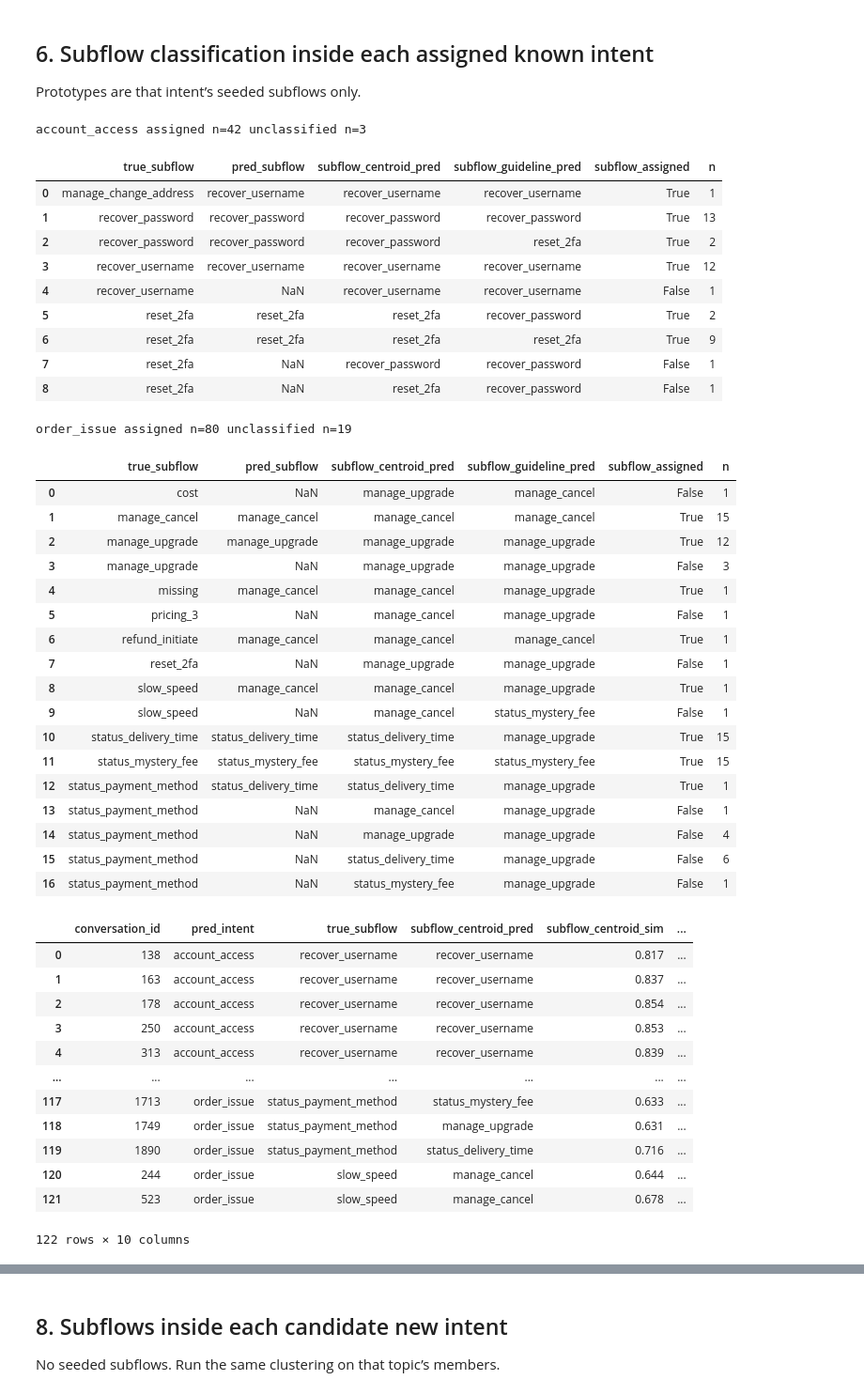
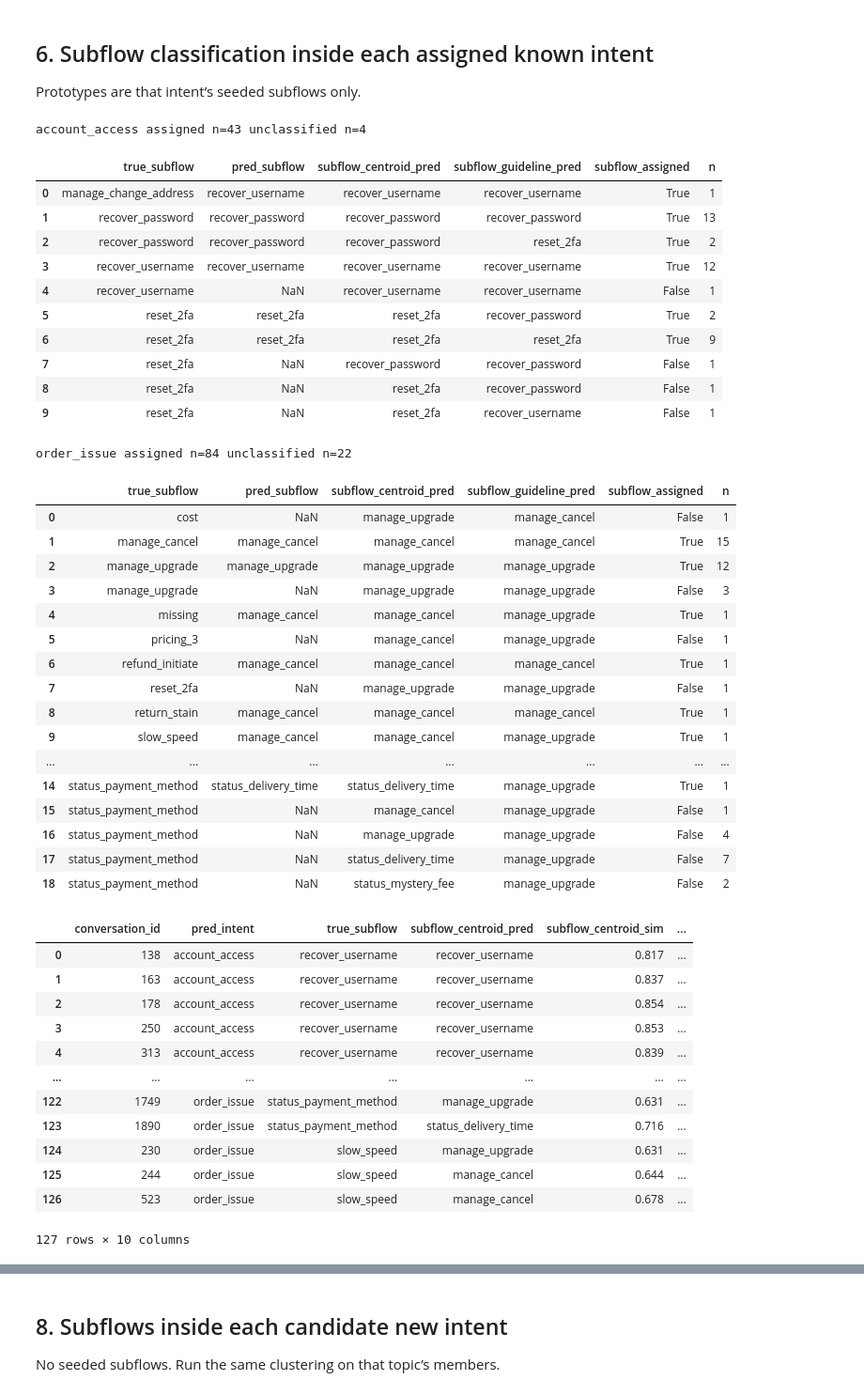
Before and after one commit to doc1000/fresh-skills, a Jupyter notebook: notebooks/scratch_multi_intent_eda_working.ipynb, the cells around one changed output, grey strips where cells are left out. Shown at 94% size. Drawn from its saved outputs; the diff is of its cells as text; code cells hidden in the pictures.

```diff
--- a/notebooks/scratch_multi_intent_eda_working.ipynb
+++ b/notebooks/scratch_multi_intent_eda_working.ipynb
@@ -488,16 +386,23 @@ order_issue subflows ['status_mystery_fee', 'status_delivery_time', 'manage_upgr
 
 Two matchers, then `FIT_RULE` decides who is assigned vs leftover. Leftovers go to clustering.
 # %%
-intent_c = classify_against(week_emb, intent_centroid, INTENT_NAMES)
-intent_g = classify_against(week_emb, intent_guideline, INTENT_NAMES)
-intent_c = intent_c.add_prefix("intent_centroid_")
-intent_g = intent_g.add_prefix("intent_guideline_")
+intent_c = matches_frame(
+    classify_against(week_emb, intent_centroid, INTENT_NAMES, min_sim=MIN_SIM, min_margin=MIN_MARGIN),
+    "intent_centroid_",
+)
+intent_g = matches_frame(
+    classify_against(week_emb, intent_guideline, INTENT_NAMES, min_sim=MIN_SIM, min_margin=MIN_MARGIN),
+    "intent_guideline_",
+)
 
 intent_df = inventory.copy()
 intent_df = pd.concat([intent_df.reset_index(drop=True), intent_c, intent_g], axis=1)
-intent_df["intent_assigned"] = apply_fit_rule(
-    intent_df["intent_centroid_fits"], intent_df["intent_guideline_fits"]
-)
+intent_df["intent_assigned"] = [
+    apply_fit_rule(bool(centroid_fits), bool(guideline_fits), FIT_RULE)
+    for centroid_fits, guideline_fits in zip(
+        intent_df["intent_centroid_fits"], intent_df["intent_guideline_fits"]
+    )
+]
 intent_df["pred_intent"] = [
     resolve_label(
         bool(r.intent_centroid_fits),
@@ -506,6 +411,7 @@ intent_df["pred_intent"] = [
         bool(r.intent_guideline_fits),
         r.intent_guideline_pred,
         r.intent_guideline_sim,
+        FIT_RULE,
     )
     for r in intent_df.itertuples()
 ]
@@ -701,12 +609,21 @@ for flow, subflows in SEED_SUBFLOWS.items():
         continue
     items = [by_id[i] for i in part["conversation_id"]]
     embs = embed_items(items)
-    sf_c = classify_against(embs, subflow_centroid[flow], subflows).add_prefix("subflow_centroid_")
-    sf_g = classify_against(embs, subflow_guideline[flow], subflows).add_prefix("subflow_guideline_")
+    sf_c = matches_frame(
+        classify_against(embs, subflow_centroid[flow], subflows, min_sim=MIN_SIM, min_margin=MIN_MARGIN),
+        "subflow_centroid_",
+    )
+    sf_g = matches_frame(
+        classify_against(embs, subflow_guideline[flow], subflows, min_sim=MIN_SIM, min_margin=MIN_MARGIN),
+        "subflow_guideline_",
+    )
     block = pd.concat([part.reset_index(drop=True), sf_c, sf_g], axis=1)
-    block["subflow_assigned"] = apply_fit_rule(
-        block["subflow_centroid_fits"], block["subflow_guideline_fits"]
-    )
+    block["subflow_assigned"] = [
+        apply_fit_rule(bool(centroid_fits), bool(guideline_fits), FIT_RULE)
+        for centroid_fits, guideline_fits in zip(
+            block["subflow_centroid_fits"], block["subflow_guideline_fits"]
+        )
+    ]
     block["pred_subflow"] = [
         resolve_label(
             bool(r.subflow_centroid_fits),
@@ -715,6 +632,7 @@ for flow, subflows in SEED_SUBFLOWS.items():
             bool(r.subflow_guideline_fits),
             r.subflow_guideline_pred,
             r.subflow_guideline_sim,
+            FIT_RULE,
         )
         for r in block.itertuples()
     ]
@@ -740,44 +658,44 @@ if not subflow_df.empty:
                 "subflow_centroid_pred",
                 "subflow_centroid_sim",
                 "subflow_centroid_fits",
                 "subflow_guideline_pred",
                 "subflow_guideline_sim",
                 "subflow_guideline_fits",
                 "pred_subflow",
             ]
         ]
     )
 # %% [output]
-account_access assigned n=42 unclassified n=3
+account_access assigned n=43 unclassified n=4
 |  | true_subflow | pred_subflow | subflow_centroid_pred | subflow_guideline_pred | subflow_assigned | n |
 | 0 | manage_change_address | recover_username | recover_username | recover_username | True | 1 |
 | 1 | recover_password | recover_password | recover_password | recover_password | True | 13 |
 | 2 | recover_password | recover_password | recover_password | reset_2fa | True | 2 |
 | 3 | recover_username | recover_username | recover_username | recover_username | True | 12 |
 | 4 | recover_username | NaN | recover_username | recover_username | False | 1 |
 | 5 | reset_2fa | reset_2fa | reset_2fa | recover_password | True | 2 |
 | 6 | reset_2fa | reset_2fa | reset_2fa | reset_2fa | True | 9 |
 | 7 | reset_2fa | NaN | recover_password | recover_password | False | 1 |
 | 8 | reset_2fa | NaN | reset_2fa | recover_password | False | 1 |
+| 9 | reset_2fa | NaN | reset_2fa | recover_username | False | 1 |
-order_issue assigned n=80 unclassified n=19
+order_issue assigned n=84 unclassified n=22
 |  | true_subflow | pred_subflow | subflow_centroid_pred | subflow_guideline_pred | subflow_assigned | n |
 | 0 | cost | NaN | manage_upgrade | manage_cancel | False | 1 |
 | 1 | manage_cancel | manage_cancel | manage_cancel | manage_cancel | True | 15 |
 | 2 | manage_upgrade | manage_upgrade | manage_upgrade | manage_upgrade | True | 12 |
 | 3 | manage_upgrade | NaN | manage_upgrade | manage_upgrade | False | 3 |
 | 4 | missing | manage_cancel | manage_cancel | manage_upgrade | True | 1 |
 | 5 | pricing_3 | NaN | manage_cancel | manage_upgrade | False | 1 |
 | 6 | refund_initiate | manage_cancel | manage_cancel | manage_cancel | True | 1 |
 | 7 | reset_2fa | NaN | manage_upgrade | manage_upgrade | False | 1 |
-| 8 | slow_speed | manage_cancel | manage_cancel | manage_upgrade | True | 1 |
-| 9 | slow_speed | NaN | manage_cancel | status_mystery_fee | False | 1 |
-| 10 | status_delivery_time | status_delivery_time | status_delivery_time | manage_upgrade | True | 15 |
-| 11 | status_mystery_fee | status_mystery_fee | status_mystery_fee | status_mystery_fee | True | 15 |
-| 12 | status_payment_method | status_delivery_time | status_delivery_time | manage_upgrade | True | 1 |
-| 13 | status_payment_method | NaN | manage_cancel | manage_upgrade | False | 1 |
-| 14 | status_payment_method | NaN | manage_upgrade | manage_upgrade | False | 4 |
-| 15 | status_payment_method | NaN | status_delivery_time | manage_upgrade | False | 6 |
-| 16 | status_payment_method | NaN | status_mystery_fee | manage_upgrade | False | 1 |
+| 8 | return_stain | manage_cancel | manage_cancel | manage_cancel | True | 1 |
+| 9 | slow_speed | manage_cancel | manage_cancel | manage_upgrade | True | 1 |
+| ... | ... | ... | ... | ... | ... | ... |
+| 14 | status_payment_method | status_delivery_time | status_delivery_time | manage_upgrade | True | 1 |
+| 15 | status_payment_method | NaN | manage_cancel | manage_upgrade | False | 1 |
+| 16 | status_payment_method | NaN | manage_upgrade | manage_upgrade | False | 4 |
+| 17 | status_payment_method | NaN | status_delivery_time | manage_upgrade | False | 7 |
+| 18 | status_payment_method | NaN | status_mystery_fee | manage_upgrade | False | 2 |
 |  | conversation_id | pred_intent | true_subflow | subflow_centroid_pred | subflow_centroid_sim | ... |
 | 0 | 138 | account_access | recover_username | recover_username | 0.817 | ... |
 | 1 | 163 | account_access | recover_username | recover_username | 0.837 | ... |
@@ -785,12 +703,12 @@ order_issue assigned n=80 unclassified n=19
 | 3 | 250 | account_access | recover_username | recover_username | 0.853 | ... |
 | 4 | 313 | account_access | recover_username | recover_username | 0.839 | ... |
 | ... | ... | ... | ... | ... | ... | ... |
-| 117 | 1713 | order_issue | status_payment_method | status_mystery_fee | 0.633 | ... |
-| 118 | 1749 | order_issue | status_payment_method | manage_upgrade | 0.631 | ... |
-| 119 | 1890 | order_issue | status_payment_method | status_delivery_time | 0.716 | ... |
-| 120 | 244 | order_issue | slow_speed | manage_cancel | 0.644 | ... |
-| 121 | 523 | order_issue | slow_speed | manage_cancel | 0.678 | ... |
+| 122 | 1749 | order_issue | status_payment_method | manage_upgrade | 0.631 | ... |
+| 123 | 1890 | order_issue | status_payment_method | status_delivery_time | 0.716 | ... |
+| 124 | 230 | order_issue | slow_speed | manage_upgrade | 0.631 | ... |
+| 125 | 244 | order_issue | slow_speed | manage_cancel | 0.644 | ... |
+| 126 | 523 | order_issue | slow_speed | manage_cancel | 0.678 | ... |
-122 rows × 10 columns
+127 rows × 10 columns
 # %%
 subflow_df.head()
 # %% [output]
```
Also changed, not shown: parts of 15 cells of this notebook, 9 other files.
